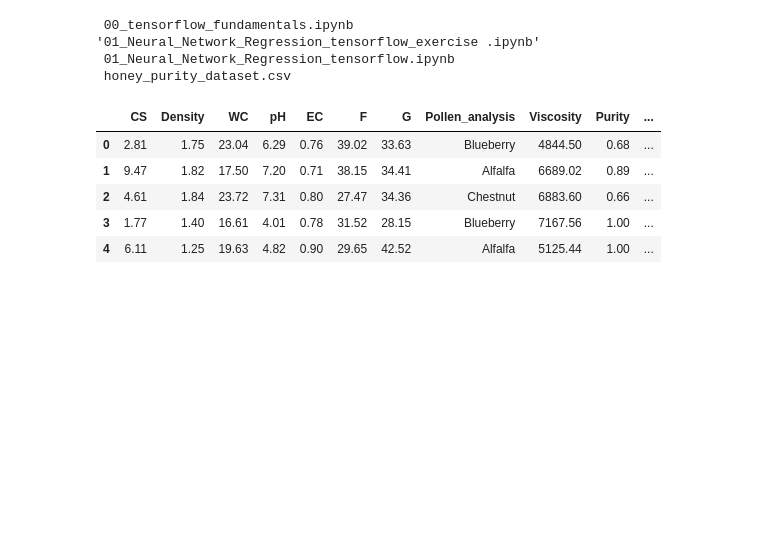
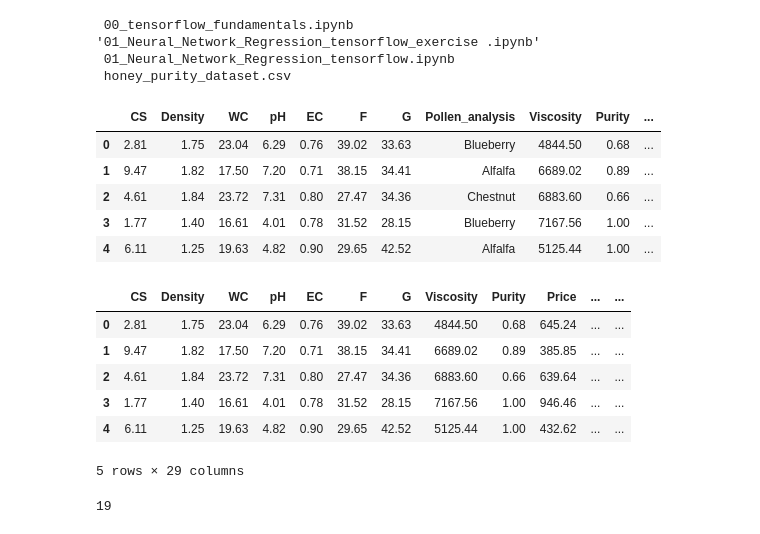
Before and after one commit to alexandrufalk/tensorflow, a Jupyter notebook: 01_Neural_Network_Regression_tensorflow_exercise_.ipynb, the cells around one changed output. Saved outputs shown, nothing was run; the diff lists cells and outputs as text; code cells hidden in the pictures; blank space fills up the shorter version.

```diff
--- a/01_Neural_Network_Regression_tensorflow_exercise_.ipynb
+++ b/01_Neural_Network_Regression_tensorflow_exercise_.ipynb
@@ -43,3 +37,21 @@ df.head()
 | 2 | 4.61 | 1.84 | 23.72 | 7.31 | 0.80 | 27.47 | 34.36 | Chestnut | 6883.60 | 0.66 | ... |
 | 3 | 1.77 | 1.40 | 16.61 | 4.01 | 0.78 | 31.52 | 28.15 | Blueberry | 7167.56 | 1.00 | ... |
 | 4 | 6.11 | 1.25 | 19.63 | 4.82 | 0.90 | 29.65 | 42.52 | Alfalfa | 5125.44 | 1.00 | ... |
+# %%
+# One hot encoding of dataset
+df_one_hot=pd.get_dummies(df)
+df_one_hot.head()
+# %% [output]
+|  | CS | Density | WC | pH | EC | F | G | Viscosity | Purity | Price | ... | ... |
+| 0 | 2.81 | 1.75 | 23.04 | 6.29 | 0.76 | 39.02 | 33.63 | 4844.50 | 0.68 | 645.24 | ... | ... |
+| 1 | 9.47 | 1.82 | 17.50 | 7.20 | 0.71 | 38.15 | 34.41 | 6689.02 | 0.89 | 385.85 | ... | ... |
+| 2 | 4.61 | 1.84 | 23.72 | 7.31 | 0.80 | 27.47 | 34.36 | 6883.60 | 0.66 | 639.64 | ... | ... |
+| 3 | 1.77 | 1.40 | 16.61 | 4.01 | 0.78 | 31.52 | 28.15 | 7167.56 | 1.00 | 946.46 | ... | ... |
+| 4 | 6.11 | 1.25 | 19.63 | 4.82 | 0.90 | 29.65 | 42.52 | 5125.44 | 1.00 | 432.62 | ... | ... |
+5 rows × 29 columns
+# %%
+# counting unique values
+n = len(pd.unique(df['Pollen_analysis']))
+n
+# %% [output]
+19
```
Also changed, not shown: parts of 6 cells of this notebook.
